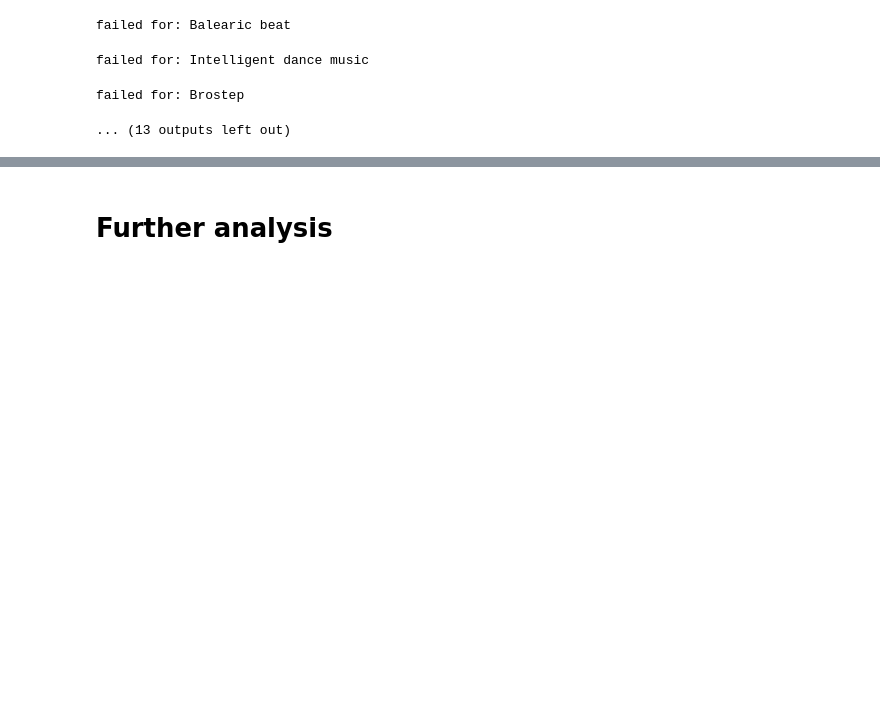
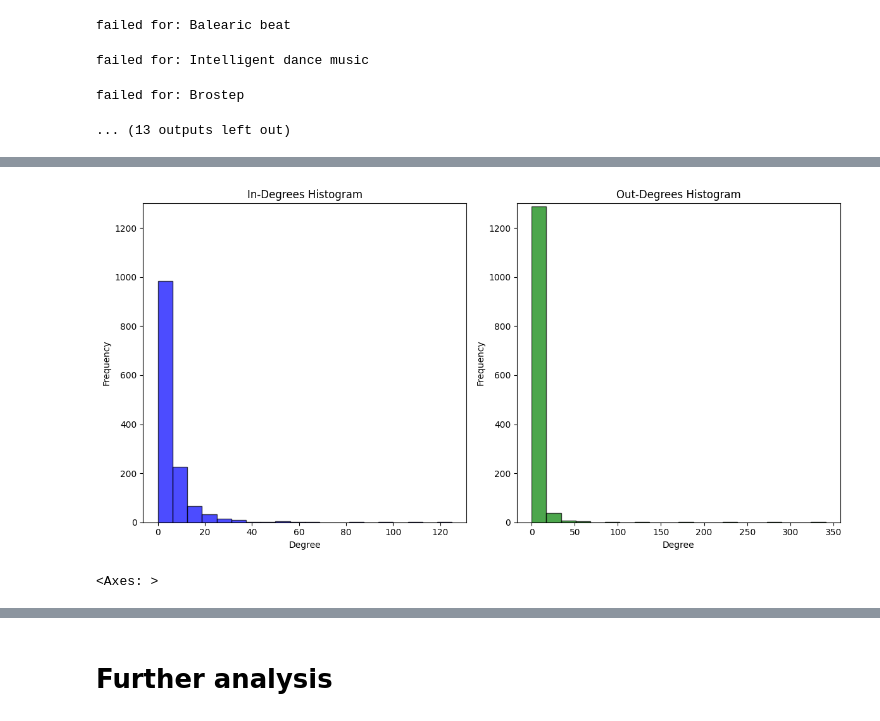
Before and after one commit to jakwisn/DTU-Social-Graphs-And-Interactions, a Jupyter notebook: Exploration__1.ipynb, the cells around one changed output, grey strips where cells are left out. Drawn from its saved outputs; the diff is of its cells as text; code cells hidden in the pictures; blank space fills up the shorter version.

```diff
--- a/Exploration__1.ipynb
+++ b/Exploration__1.ipynb
@@ -186,0 +193,32 @@ nx.write_graphml(G, 'undirected.graphml')
+# %%
+
+# Calculate in-degrees and out-degrees
+in_degrees = dict(D.in_degree())
+out_degrees = dict(D.out_degree())
+
+# Plot the histograms
+plt.figure(figsize=(12, 6))
+
+plt.subplot(121)
+plt.hist(list(in_degrees.values()), bins=20, alpha=0.7, color='b', edgecolor='black')
+plt.title('In-Degrees Histogram')
+plt.xlabel('Degree')
+plt.ylabel('Frequency')
+plt.ylim(0, 1300) # limiting the scale
+
+plt.subplot(122)
+plt.hist(list(out_degrees.values()), bins=20, alpha=0.7, color='g', edgecolor='black')
+plt.title('Out-Degrees Histogram')
+plt.xlabel('Degree')
+plt.ylabel('Frequency')
+plt.ylim(0, 1300) # limiting the scale
+
+plt.tight_layout()
+plt.show()
+plt.savefig('in-out-deg.')
+# %% [output]
+[figure, added]
+# %%
+axs
+# %% [output]
+<Axes: >
```
Also changed, not shown: parts of 14 cells of this notebook.
